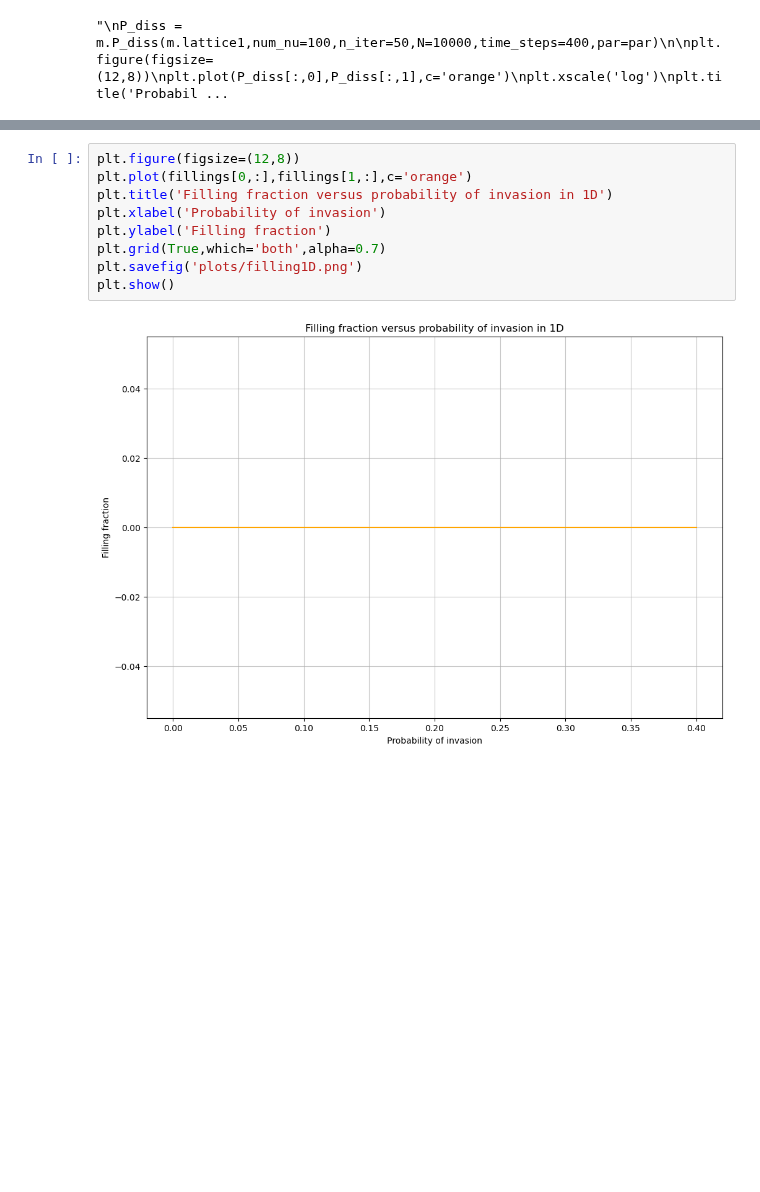
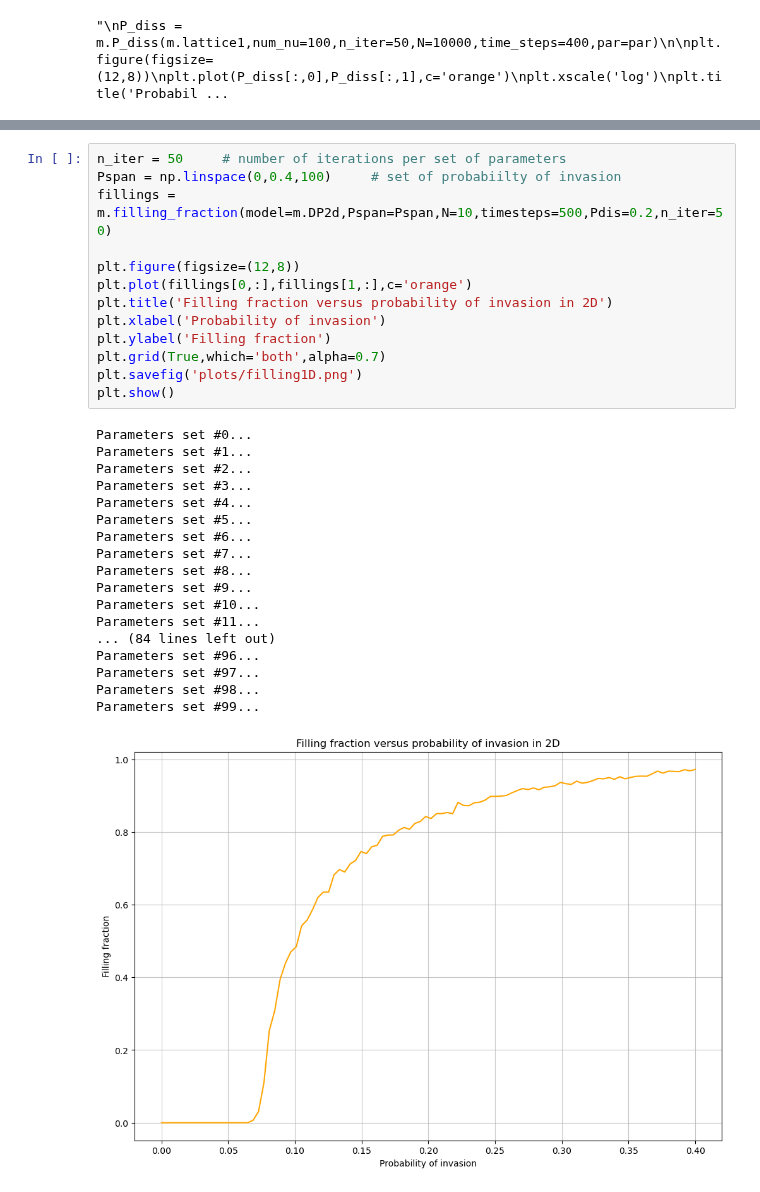
Before and after one commit to pietromalagoli/PCS, a Jupyter notebook: project.ipynb, the cells around one changed output, grey strips where cells are left out. Cells and saved outputs as stored; diff of their text form; blank space fills up the shorter version.

```diff
--- a/project.ipynb
+++ b/project.ipynb
@@ -349,11 +372,32 @@ array([[0.        , 0.04444444, 0.08888889, 0.13333333, 0.17777778,
 # %%
+n_iter = 50     # number of iterations per set of parameters
+Pspan = np.linspace(0,0.4,100)     # set of probabiilty of invasion
+fillings = m.filling_fraction(model=m.DP2d,Pspan=Pspan,N=10,timesteps=500,Pdis=0.2,n_iter=50)
+
 plt.figure(figsize=(12,8))
 plt.plot(fillings[0,:],fillings[1,:],c='orange')
-plt.title('Filling fraction versus probability of invasion in 1D')
+plt.title('Filling fraction versus probability of invasion in 2D')
 plt.xlabel('Probability of invasion')
 plt.ylabel('Filling fraction')
 plt.grid(True,which='both',alpha=0.7)
 plt.savefig('plots/filling1D.png')
 plt.show()
 # %% [output]
+Parameters set #0...
+Parameters set #1...
+Parameters set #2...
+Parameters set #3...
+Parameters set #4...
+Parameters set #5...
+Parameters set #6...
+Parameters set #7...
+Parameters set #8...
+Parameters set #9...
+Parameters set #10...
+Parameters set #11...
+... (84 lines left out)
+Parameters set #96...
+Parameters set #97...
+Parameters set #98...
+Parameters set #99...
-[figure, old version]
+[figure, new version]
```
Also changed, not shown: parts of 6 cells of this notebook, 2 other files.
